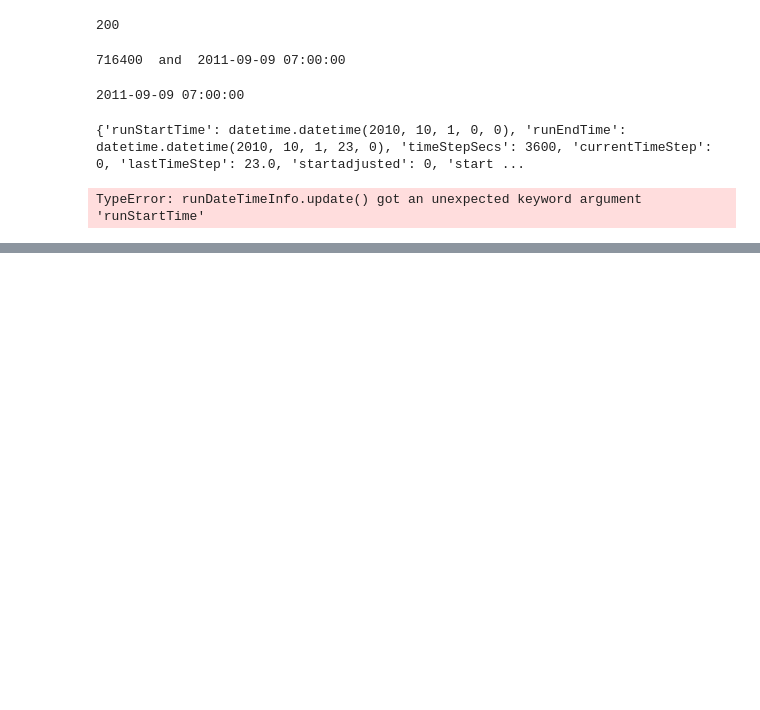
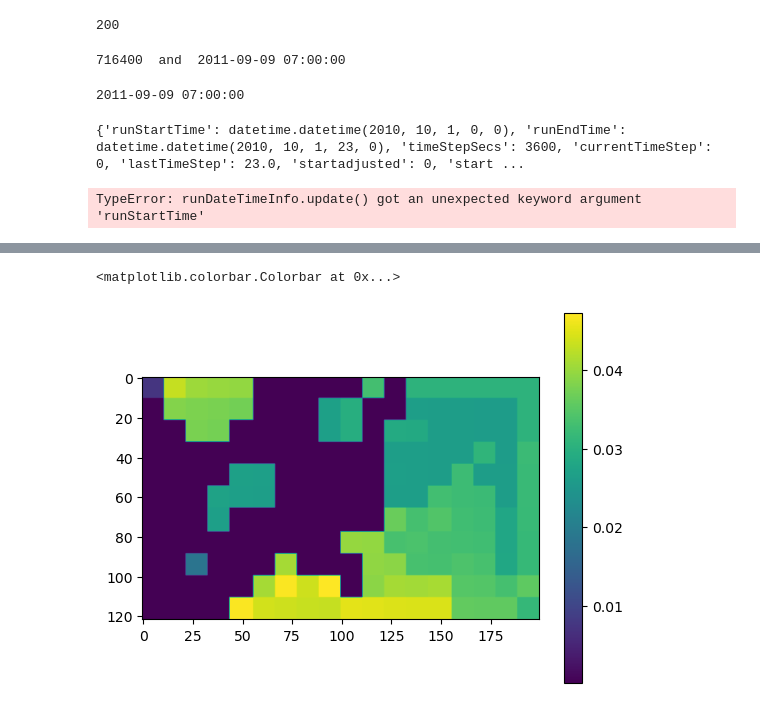
Before and after one commit to DonnyDHKim/wflow, a Jupyter notebook: notebooks/inmaps_operator.ipynb, the cells around one changed output, grey strips where cells are left out. Drawn from its saved outputs; the diff is of its cells as text; code cells hidden in the pictures; blank space fills up the shorter version.

```diff
--- a/notebooks/inmaps_operator.ipynb
+++ b/notebooks/inmaps_operator.ipynb
@@ -320,0 +351,13 @@ class runDateTimeInfo:
+# %%
+import matplotlib.pyplot as plt
+import numpy as np
+
+clim = pcr.readmap(str(static_dir + "PET_2017083123.map"))
+#plt.imshow(pcr.pcr2numpy(clim, np.nan))
+#plt.colorbar()
+# %%
+plt.imshow(pcr.pcr2numpy(clim, np.nan))
+plt.colorbar()
+# %% [output]
+<matplotlib.colorbar.Colorbar at 0x...>
+[figure, added]
```
Also changed, not shown: parts of 11 cells of this notebook, 12 other files.
